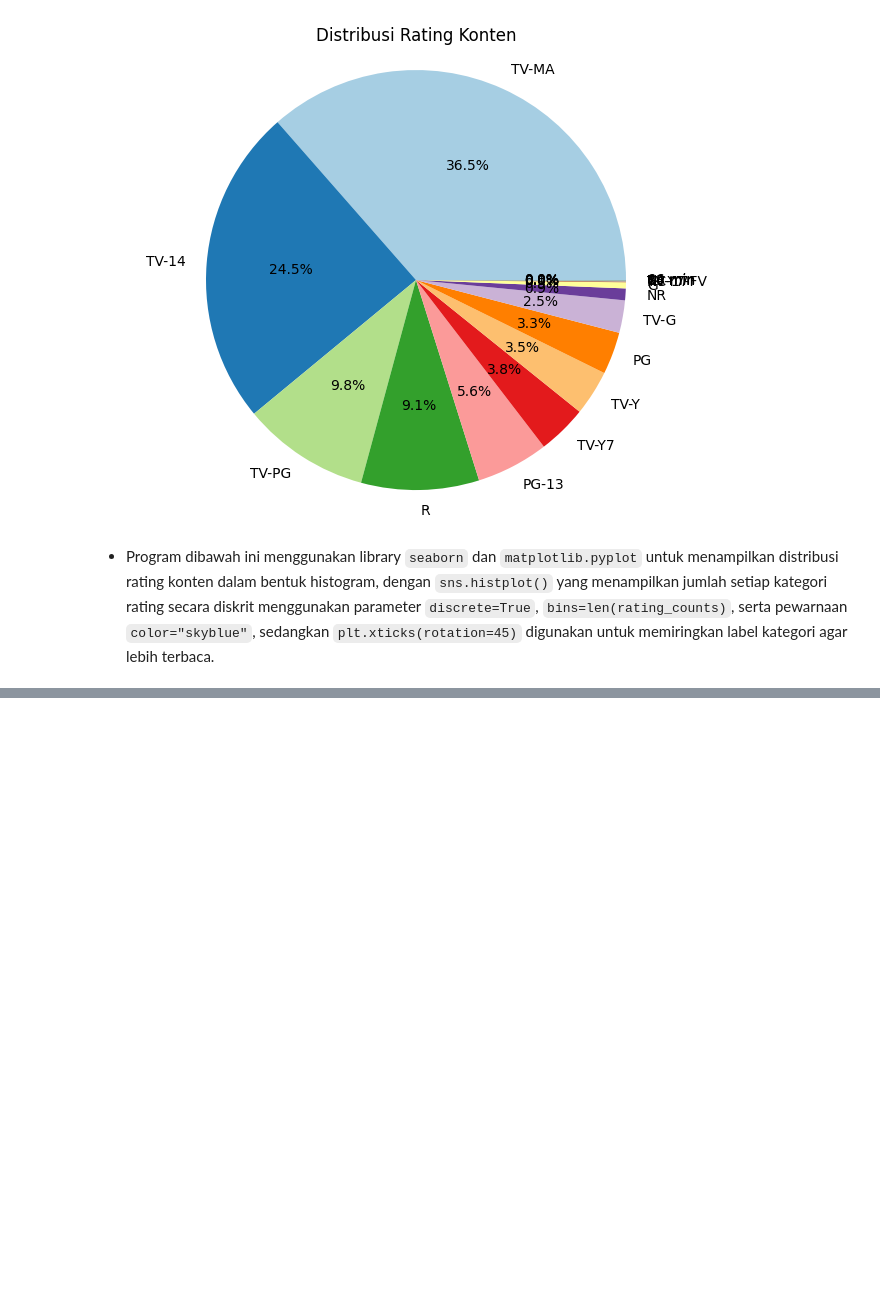
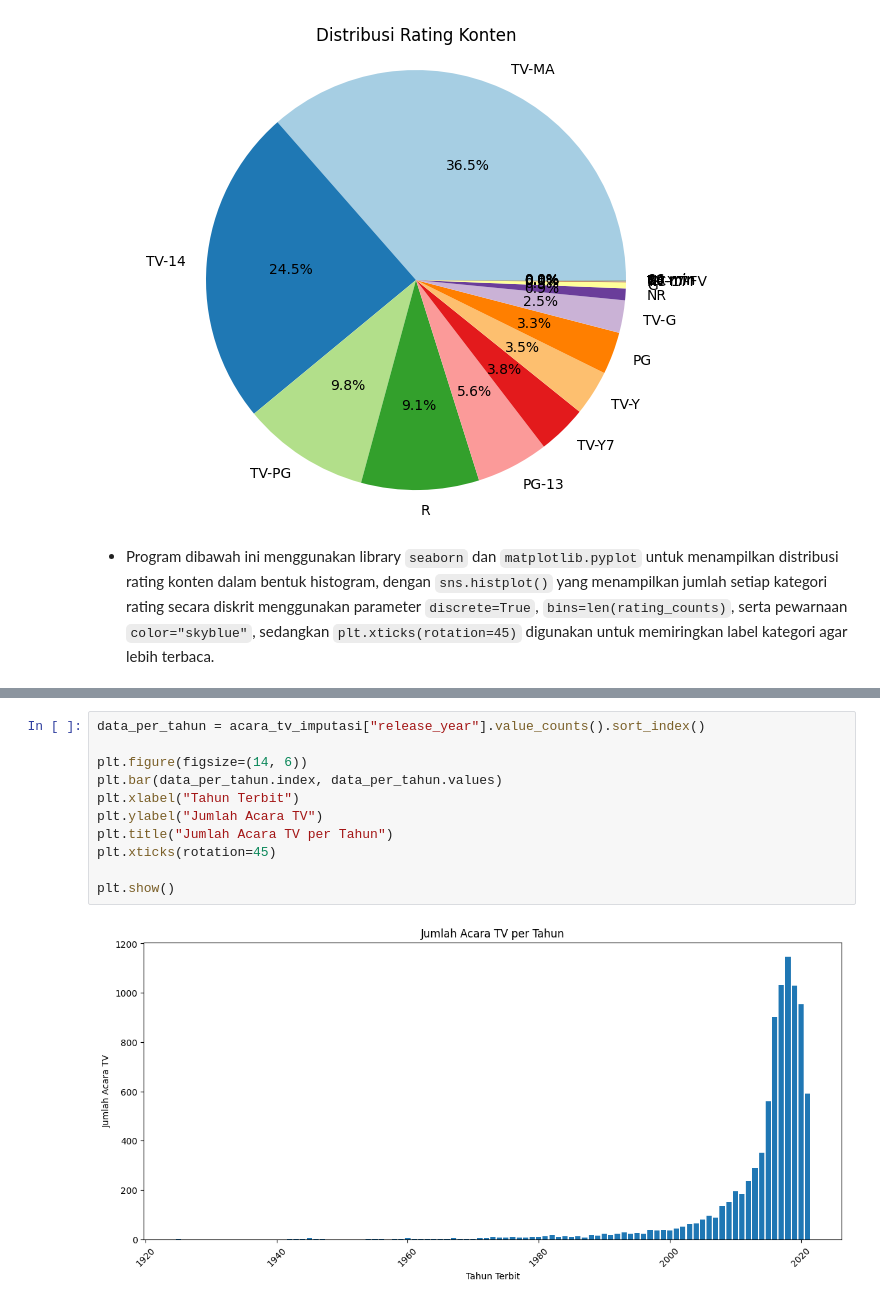
Before and after one commit to hamdaniqhmqd/Data-Science, a Jupyter notebook: quiz.ipynb, the cells around one changed output, grey strips where cells are left out. Saved outputs shown, nothing was run; the diff lists cells and outputs as text; blank space fills up the shorter version.

```diff
--- a/quiz.ipynb
+++ b/quiz.ipynb
@@ -287,0 +352,13 @@ plt.show()
+# %%
+data_per_tahun = acara_tv_imputasi["release_year"].value_counts().sort_index()
+
+plt.figure(figsize=(14, 6))
+plt.bar(data_per_tahun.index, data_per_tahun.values)
+plt.xlabel("Tahun Terbit")
+plt.ylabel("Jumlah Acara TV")
+plt.title("Jumlah Acara TV per Tahun")
+plt.xticks(rotation=45)
+
+plt.show()
+# %% [output]
+[figure, added]
```
Also changed, not shown: parts of 37 cells of this notebook, 1 other file.
